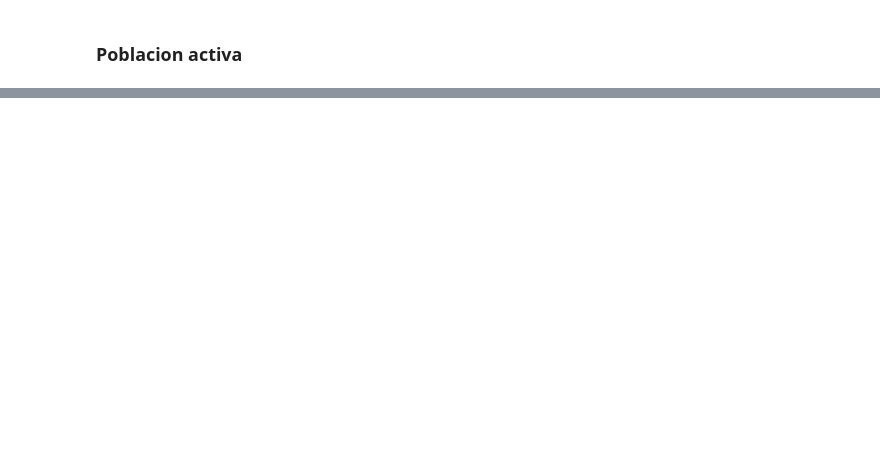
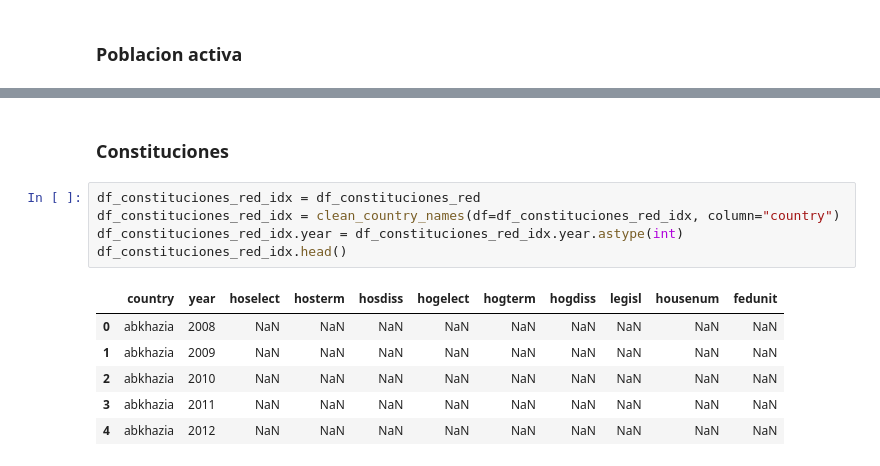
Before and after one commit to Morante-tech/PoliticAI, a Jupyter notebook: privado-articulos/notebooks/5_gm_instituciones.ipynb, the cells around one changed output, grey strips where cells are left out. Saved outputs shown, nothing was run; the diff lists cells and outputs as text; blank space fills up the shorter version.

```diff
--- a/privado-articulos/notebooks/5_gm_instituciones.ipynb
+++ b/privado-articulos/notebooks/5_gm_instituciones.ipynb
@@ -143,0 +277,14 @@ len(no_coinciden)
+# %% [markdown]
+### Constituciones
+# %%
+df_constituciones_red_idx = df_constituciones_red
+df_constituciones_red_idx = clean_country_names(df=df_constituciones_red_idx, column="country")
+df_constituciones_red_idx.year = df_constituciones_red_idx.year.astype(int)
+df_constituciones_red_idx.head()
+# %% [output]
+|  | country | year | hoselect | hosterm | hosdiss | hogelect | hogterm | hogdiss | legisl | housenum | fedunit |
+| 0 | abkhazia | 2008 | NaN | NaN | NaN | NaN | NaN | NaN | NaN | NaN | NaN |
+| 1 | abkhazia | 2009 | NaN | NaN | NaN | NaN | NaN | NaN | NaN | NaN | NaN |
+| 2 | abkhazia | 2010 | NaN | NaN | NaN | NaN | NaN | NaN | NaN | NaN | NaN |
+| 3 | abkhazia | 2011 | NaN | NaN | NaN | NaN | NaN | NaN | NaN | NaN | NaN |
+| 4 | abkhazia | 2012 | NaN | NaN | NaN | NaN | NaN | NaN | NaN | NaN | NaN |
```
Also changed, not shown: parts of 21 cells of this notebook.
